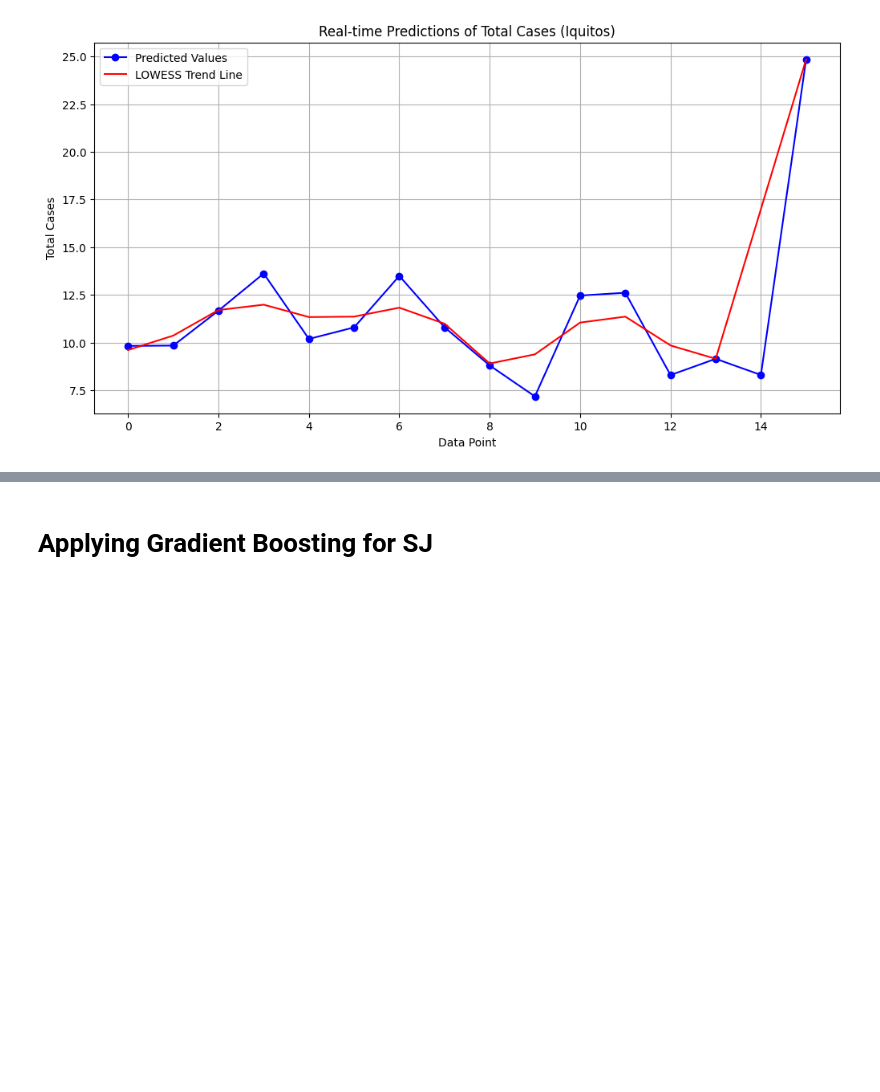
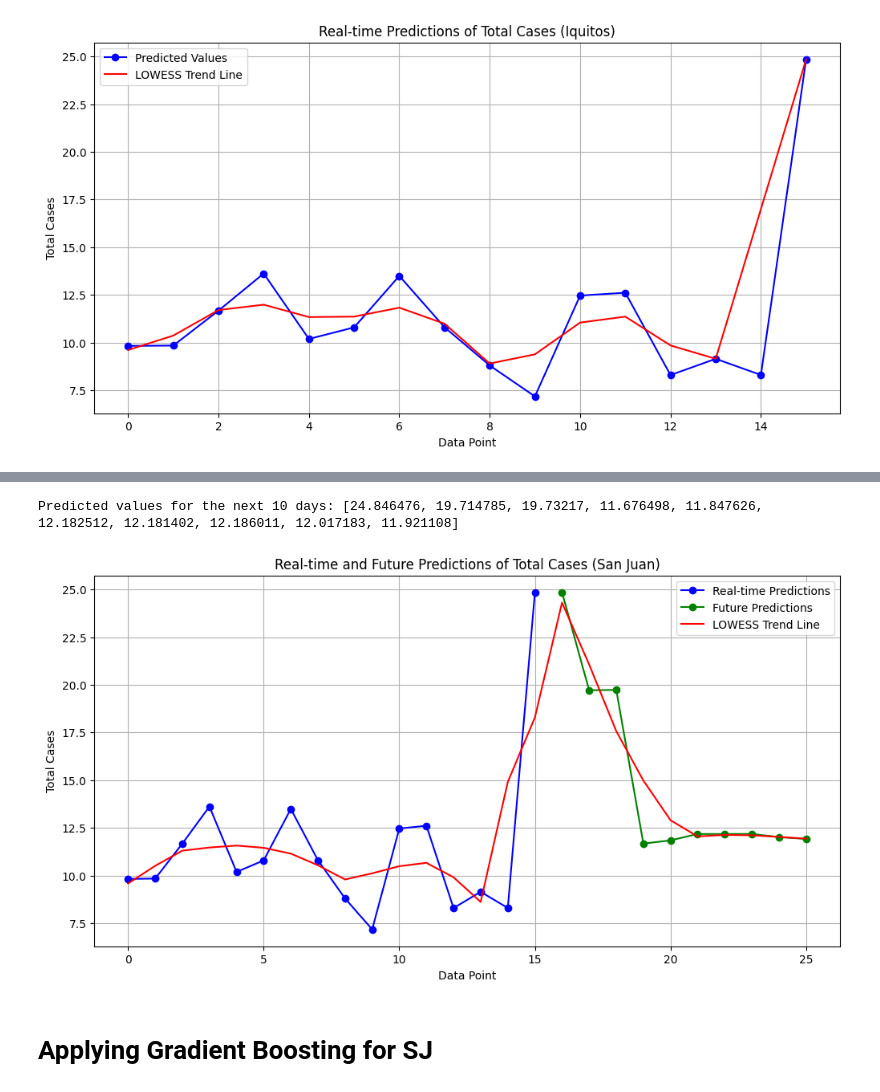
Before and after one commit to malikwassay/Final-Year-Project-BackEnd, a Jupyter notebook: FinalYearProjectBackend.ipynb, the cells around one changed output, grey strips where cells are left out. Saved outputs shown, nothing was run; the diff lists cells and outputs as text; code cells hidden in the pictures; blank space fills up the shorter version.

```diff
--- a/FinalYearProjectBackend.ipynb
+++ b/FinalYearProjectBackend.ipynb
@@ -629,3 +603,57 @@ plt.show()
+# %%
+last_row = realtime_df.iloc[-1].copy()
+
+last_row = last_row[['year', 'weekofyear', 'reanalysis_dew_point_temp_k', 'reanalysis_specific_humidity_g_per_kg',
+                     'station_avg_temp_c', 'station_max_temp_c', 'station_min_temp_c', 'station_precip_mm']]
+
+last_row = pd.DataFrame([last_row.values], columns=last_row.index)
+
+dtest = xgb.DMatrix(last_row)
+
+future_predictions = []
+
+for i in range(10):
+    y_pred_next = model_IQ.predict(dtest)
+
+    future_predictions.append(y_pred_next[0])
+
+
+    last_row.at[0, 'weekofyear'] += 1
+
+    if last_row.at[0, 'weekofyear'] > 52:
+        last_row.at[0, 'weekofyear'] = 1
+        last_row.at[0, 'year'] += 1
+
+    dtest = xgb.DMatrix(last_row)
+
+print("Predicted values for the next 10 days:", future_predictions)
+# %% [output]
+Predicted values for the next 10 days: [24.846476, 19.714785, 19.73217, 11.676498, 11.847626, 12.182512, 12.181402, 12.186011, 12.017183, 11.921108]
+# %%
+combined_predictions = np.concatenate((realtime_predictions, future_predictions))
+
+x_values = np.arange(len(combined_predictions))
+
+plt.figure(figsize=(12, 6))
+
+plt.plot(x_values[:len(realtime_predictions)], realtime_predictions, label='Real-time Predictions', color='blue', marker='o')
+
+plt.plot(x_values[len(realtime_predictions):], future_predictions, label='Future Predictions', color='green', marker='o')
+
+lowess = sm.nonparametric.lowess(combined_predictions, x_values, frac=0.25)
+
+plt.plot(lowess[:, 0], lowess[:, 1], label='LOWESS Trend Line', color='red')
+
+plt.xlabel('Data Point')
+plt.ylabel('Total Cases')
+plt.title('Real-time and Future Predictions of Total Cases (San Juan)')
+
+plt.legend()
+plt.grid(True)
+
+plt.show()
+# %% [output]
+[figure, added]
 # %% [markdown]
 # Applying Gradient Boosting for SJ
 # %%
```
Also changed, not shown: parts of 26 cells of this notebook.
